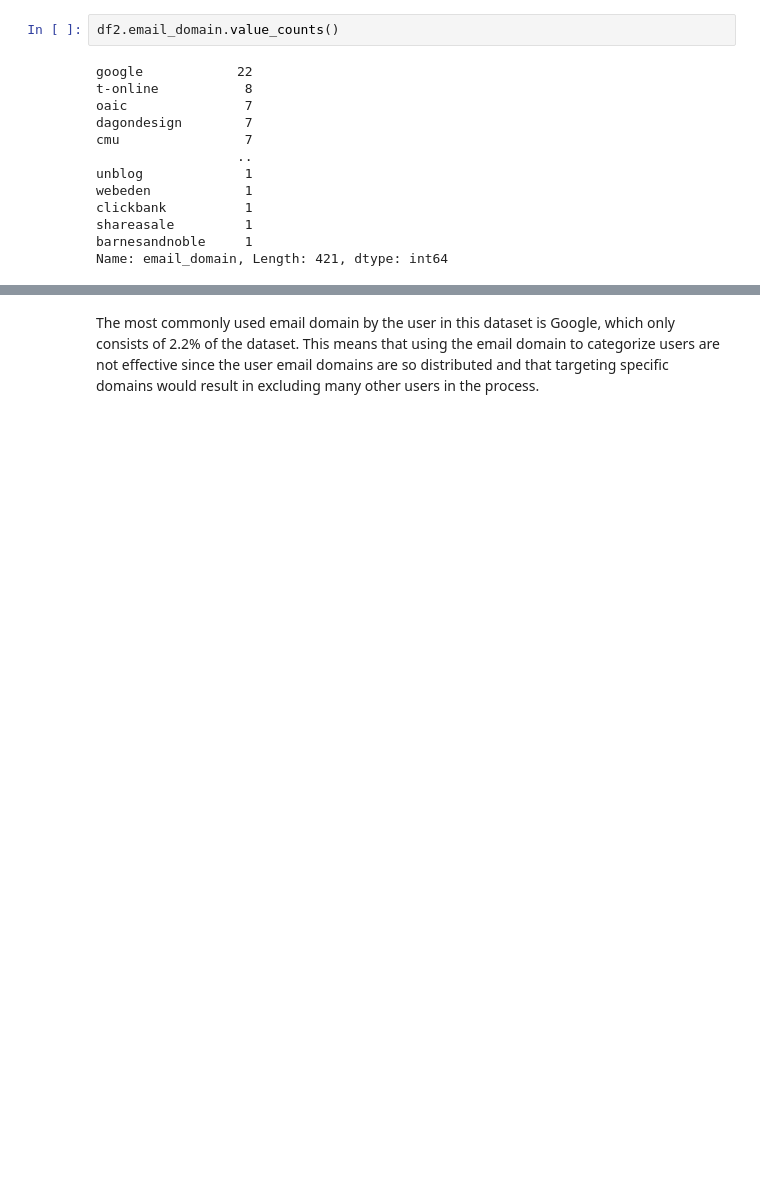
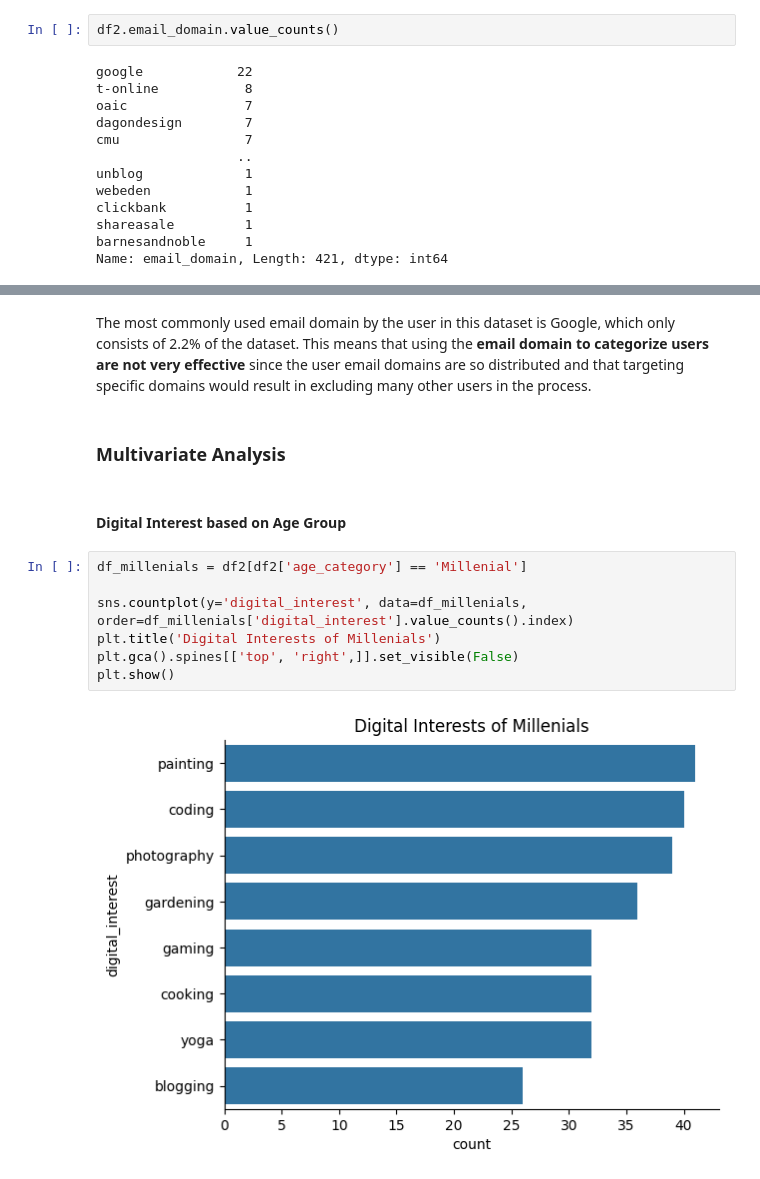
Before and after one commit to mezkymy/mock-data-analysis, a Jupyter notebook: mock_data_analysis.ipynb, the cells around one changed output, grey strips where cells are left out. Drawn from its saved outputs; the diff is of its cells as text; blank space fills up the shorter version.

Commit message:
art-interest millenial analysis

```diff
--- a/mock_data_analysis.ipynb
+++ b/mock_data_analysis.ipynb
@@ -159,4 +180,17 @@ plt.show()
 # %% [output]
 [figure]
 # %% [markdown]
-The most commonly used email domain by the user in this dataset is Google, which only consists of 2.2% of the dataset. This means that using the email domain to categorize users are not effective since the user email domains are so distributed and that targeting specific domains would result in excluding many other users in the process.
+The most commonly used email domain by the user in this dataset is Google, which only consists of 2.2% of the dataset. This means that using the **email domain to categorize users are not very effective** since the user email domains are so distributed and that targeting specific domains would result in excluding many other users in the process.
+# %% [markdown]
+### Multivariate Analysis
+# %% [markdown]
+#### Digital Interest based on Age Group
+# %%
+df_millenials = df2[df2['age_category'] == 'Millenial']
+
+sns.countplot(y='digital_interest', data=df_millenials, order=df_millenials['digital_interest'].value_counts().index)
+plt.title('Digital Interests of Millenials')
+plt.gca().spines[['top', 'right',]].set_visible(False)
+plt.show()
+# %% [output]
+[figure, added]
```
Also changed, not shown: parts of 5 cells of this notebook.
